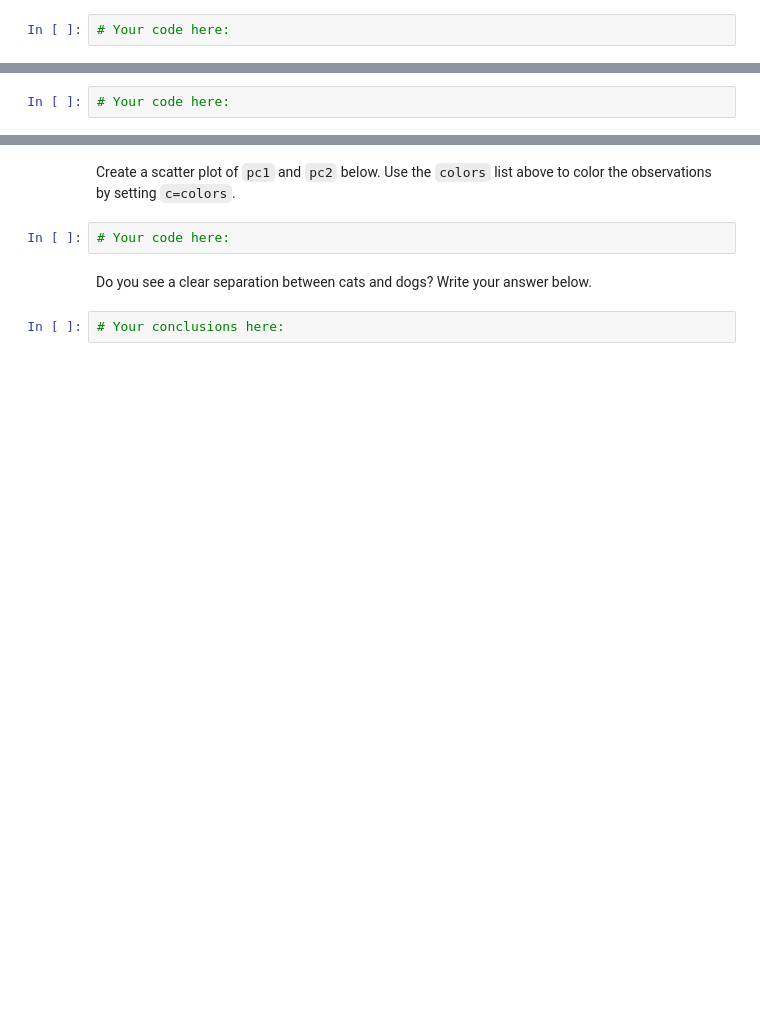
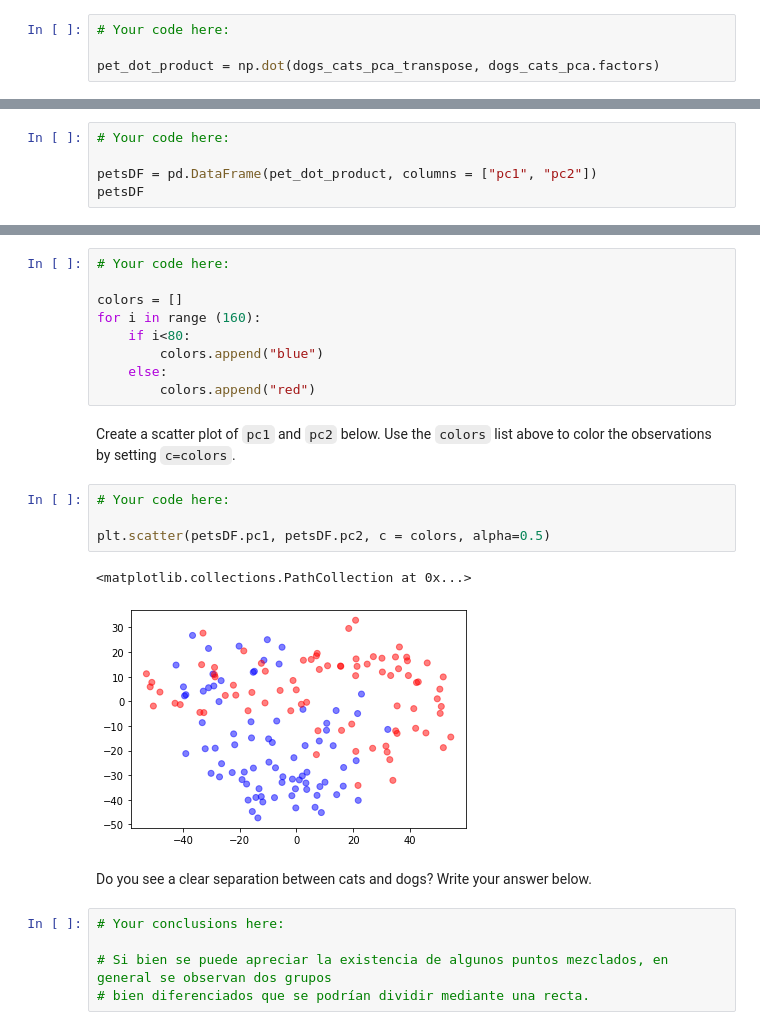
Before and after one commit to Jav1-Mart1nez/datamad0820, a Jupyter notebook: module-2/lab-pca/your-code/main.ipynb, the cells around one changed output, grey strips where cells are left out. Cells and saved outputs as stored; diff of their text form; blank space fills up the shorter version.

```diff
--- a/module-2/lab-pca/your-code/main.ipynb
+++ b/module-2/lab-pca/your-code/main.ipynb
@@ -140,6 +140,8 @@ print(dogs_cats_pca_transpose)
 Find the dot product of the transposed standardized pet matrix and the `factors` of the `PCA` model found above. This will be the projection onto 2 dimensions. This means that each cat and dog image will now only have two columns instead of 4096.
 # %%
 # Your code here:
+
+pet_dot_product = np.dot(dogs_cats_pca_transpose, dogs_cats_pca.factors)
 # %% [markdown]
 # Challenge 3 - Plotting the Data
 
@@ -148,3 +150,6 @@ Now that we have reduced our cats and dogs arrays, we can easily plot the data i
 In the cell below, turn the two dimensional projection into a pandas dataframe and name the columns `pc1`, and `pc2` respectively.
 # %%
 # Your code here:
+
+petsDF = pd.DataFrame(pet_dot_product, columns = ["pc1", "pc2"])
+petsDF
@@ -155,8 +172,25 @@ Create a labels list. This list will be of size 160. The first 80 elements in th
+# %%
+# Your code here:
+
+colors = []
+for i in range (160):
+    if i<80:
+        colors.append("blue")
+    else:
+        colors.append("red")
 # %% [markdown]
 Create a scatter plot of `pc1` and `pc2` below. Use the `colors` list above to color the observations by setting `c=colors`.
-# %%
-# Your code here:
+# %%
+# Your code here:
+
+plt.scatter(petsDF.pc1, petsDF.pc2, c = colors, alpha=0.5)
+# %% [output]
+<matplotlib.collections.PathCollection at 0x...>
+[figure, added]
 # %% [markdown]
 Do you see a clear separation between cats and dogs? Write your answer below.
-# %%
-# Your conclusions here:
+# %%
+# Your conclusions here:
+
+# Si bien se puede apreciar la existencia de algunos puntos mezclados, en general se observan dos grupos
+# bien diferenciados que se podrían dividir mediante una recta.
```
Also changed, not shown: parts of 2 cells of this notebook.
